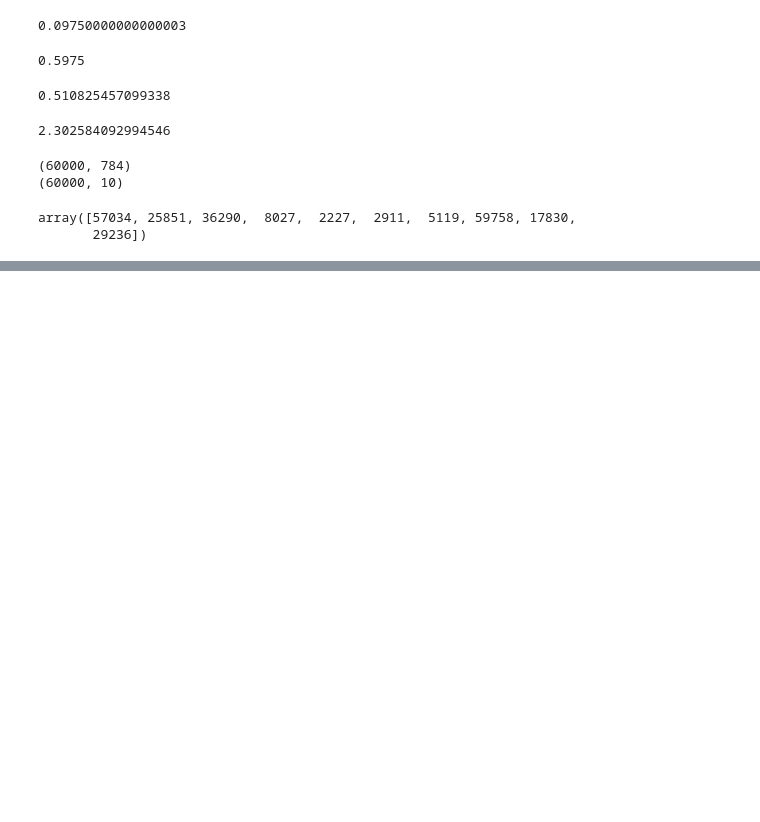
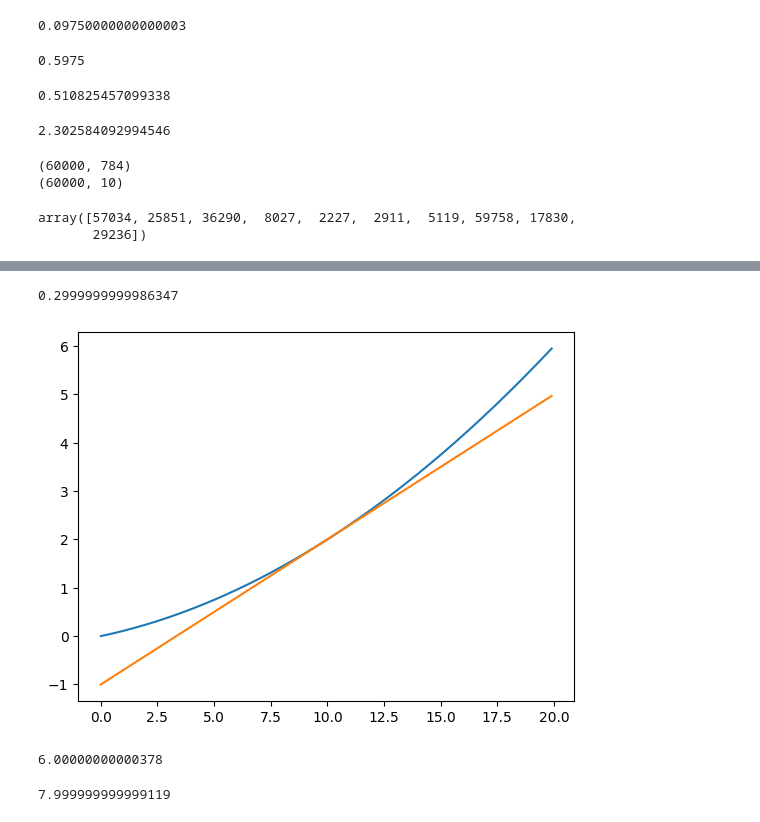
Before and after one commit to woo320/DeepLearning, a Jupyter notebook: ch4/ch4.ipynb, the cells around one changed output, grey strips where cells are left out. Drawn from its saved outputs; the diff is of its cells as text; code cells hidden in the pictures; blank space fills up the shorter version.

```diff
--- a/ch4/ch4.ipynb
+++ b/ch4/ch4.ipynb
@@ -67,0 +135,12 @@ def cross_entropy_error(y, t):
+# %%
+# 10일 때의 접선
+
+tf = tangent_line(function_1, 10)
+y2 = tf(x)
+
+plt.plot(x, y)
+plt.plot(x, y2)
+plt.show()
+# %% [output]
+0.2999999999986347
+[figure, added]
@@ -67,0 +155,4 @@ def cross_entropy_error(y, t):
+# %%
+numerical_diff(function_tmp1, 3.0)
+# %% [output]
+6.00000000000378
@@ -67,0 +162,4 @@ def cross_entropy_error(y, t):
+# %%
+numerical_diff(function_tmp2, 4.0)
+# %% [output]
+7.999999999999119
```
Also changed, not shown: parts of 22 cells of this notebook.
